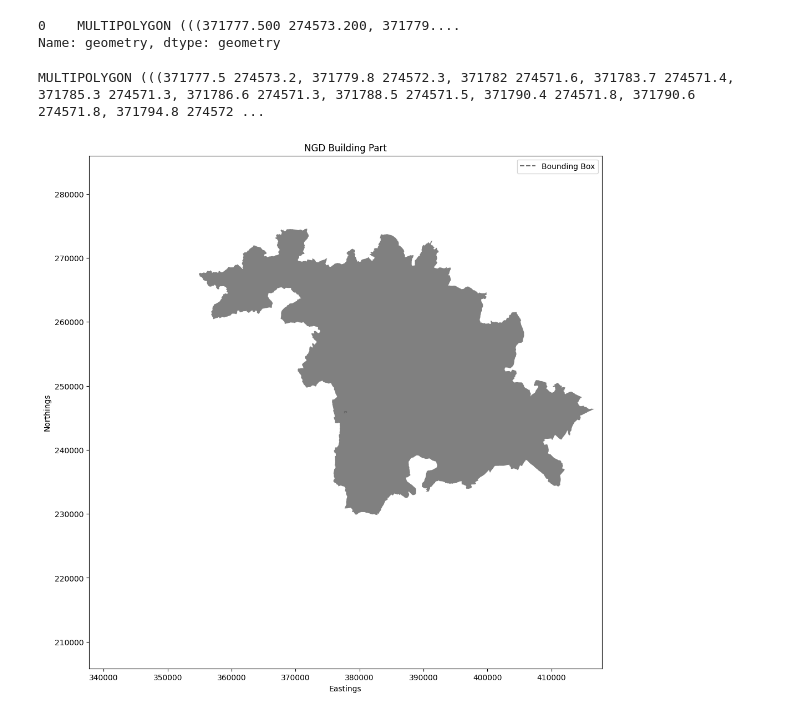
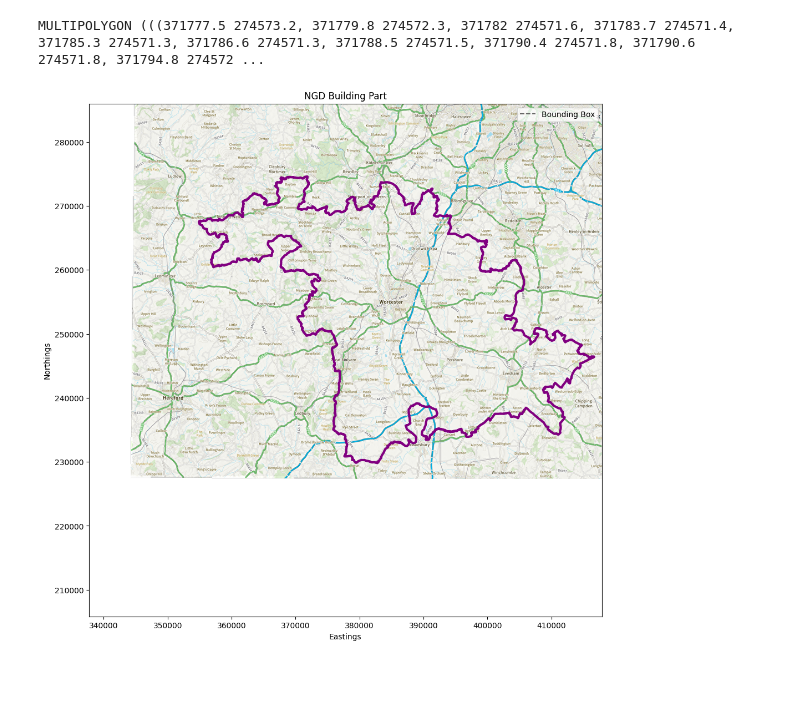
Before and after one commit to spwgit/osmm, a Jupyter notebook: features_api.ipynb, the cells around one changed output. Drawn from its saved outputs; the diff is of its cells as text; code cells hidden in the pictures; blank space fills up the shorter version.

```diff
--- a/features_api.ipynb
+++ b/features_api.ipynb
@@ -12,15 +13,13 @@ os.environ['PROJ_NETWORK'] = 'OFF'
 with open('sw2buff.geojson', encoding='UTF-8') as json_file:
     geojson = geojson.load(json_file)
 df = gpd.GeoDataFrame.from_features(geojson["features"])
-print(df['geometry'])
+sw2bound = df['geometry']
+sw2MultiPoly = sw2bound[0]
+
+print(sw2MultiPoly)
+print(type(sw2MultiPoly))
 # %% [output]
-0    MULTIPOLYGON (((371777.500 274573.200, 371779....
-Name: geometry, dtype: geometry
+MULTIPOLYGON (((371777.5 274573.2, 371779.8 274572.3, 371782 274571.6, 371783.7 274571.4, 371785.3 274571.3, 371786.6 274571.3, 371788.5 274571.5, 371790.4 274571.8, 371790.6 274571.8, 371794.8 274572 ...
-# %%
-sw_gdf = gpd.read_file('sw2buff.json')
-print(sw_gdf['geometry'][0])
-# %% [output]
-MULTIPOLYGON (((371777.5 274573.2, 371779.8 274572.3, 371782 274571.6, 371783.7 274571.4, 371785.3 274571.3, 371786.6 274571.3, 371788.5 274571.5, 371790.4 274571.8, 371790.6 274571.8, 371794.8 274572 ...
 # %%
 key = os.getenv('key')
 ngd_collections = NGD.get_collections()
@@ -47,26 +46,31 @@ bld_fts_results = ngd_building_part.query(extent=extent, crs=crs)
 bld_fts_gdf = gpd.GeoDataFrame.from_features(bld_fts_results['features'], crs=crs)
 # %%
 #ax = bld_fts_gdf.plot(color="grey", figsize=(14, 12))
-ax = df.plot(color="grey", figsize=(12, 12))
+#ax = df.plot(color="grey", figsize=(12, 12))
+ax = df.plot(facecolor='none', edgecolor='purple', linewidth=3, figsize=(12, 12))
 
 # Plot the query extent
 ax.plot(*zip(*extent.polygon.exterior.coords), color="dimgray",
         linestyle='--', label="Bounding Box")
+
+# Basemap
+basemap_url = "https://api.os.uk/maps/raster/v1/zxy/Outdoor_3857/{z}/{x}/{y}.png?key=" + key
+ctx.add_basemap(ax, source=basemap_url, crs=crs, interpolation="sinc")
 
 # Define limits of the plot
 bounds = extent.polygon.bounds
 # margin adds a bit of space around the bounding box
 margin = 40000
 x_limits = (bounds[0] - margin, bounds[2] + margin)
 y_limits = (bounds[1] - margin, bounds[3] + margin)
 ax.set_xlim(*x_limits)
 ax.set_ylim(*y_limits)
 
 # Add labels
 ax.set_xlabel("Eastings")
 ax.set_ylabel("Northings")
 ax.set_title("NGD Building Part")
 plt.legend()
 plt.show()
 # %% [output]
-[figure, old version]
+[figure, new version]
```
Also changed, not shown: parts of 1 cell of this notebook.
